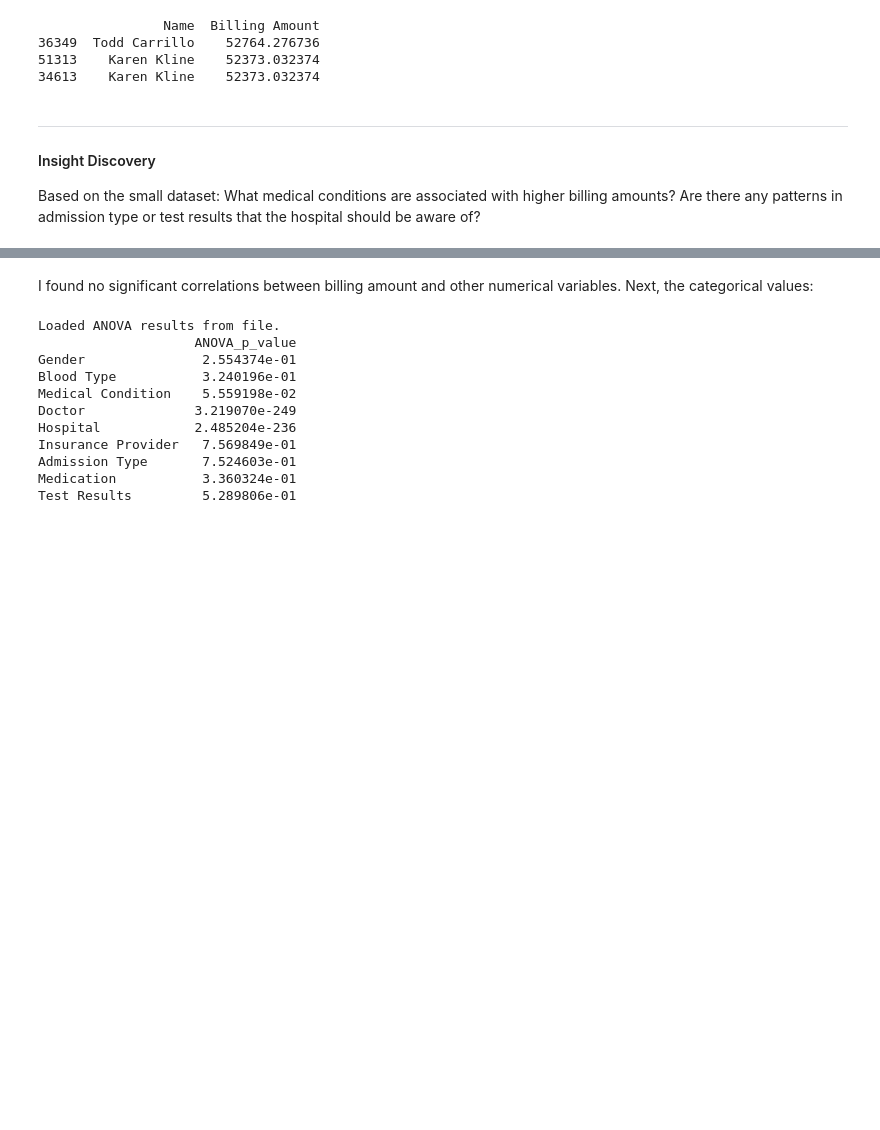
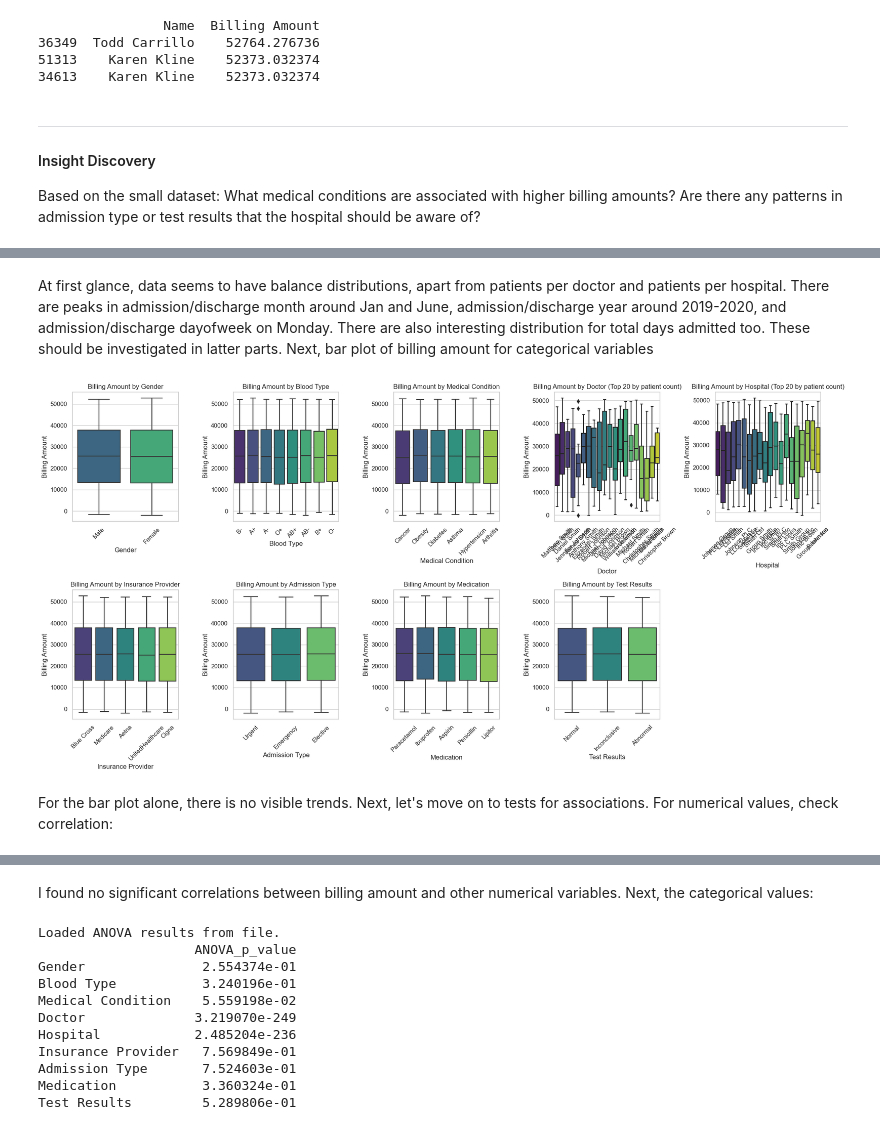
Before and after one commit to TanatPi/Healthcare_data_test, a Jupyter notebook: DA test.ipynb, the cells around one changed output, grey strips where cells are left out. Cells and saved outputs as stored; diff of their text form; code cells hidden in the pictures; blank space fills up the shorter version.

```diff
--- a/DA test.ipynb
+++ b/DA test.ipynb
@@ -105,3 +197,48 @@ df['Days Since First Discharge'] = (df['Discharge Date'] - df['Discharge Date'].
+# %% [markdown]
+At first glance, data seems to have balance distributions, apart from patients per doctor and patients per hospital. There are peaks in admission/discharge month around Jan and June, admission/discharge year around 2019-2020, and admission/discharge dayofweek on Monday. There are also interesting distribution for total days admitted too. These should be investigated in latter parts. Next, bar plot of billing amount for categorical variables
+# %%
+cat_cols = df.select_dtypes(include=['object', 'category']).columns.tolist()
+
+n_cols = 5
+n_rows = int(np.ceil(len(cat_cols) / n_cols))
+
+fig, axes = plt.subplots(n_rows, n_cols, figsize=(20, 5 * n_rows))
+axes = axes.flatten()
+
+for i, col in enumerate(cat_cols):
+
+    if col in ['Doctor', 'Hospital']:
+        # Get top 20 by patient count
+        top_20 = (
+            df.groupby(col).size()
+            .sort_values(ascending=False)
+            .head(20)
+            .index
+            .tolist()
+        )
+        plot_df = df[df[col].isin(top_20)][[col, 'Billing Amount']].dropna()
+
+        sns.boxplot(x=col, y='Billing Amount', data=plot_df, ax=axes[i], palette='viridis')
+        axes[i].set_title(f'Billing Amount by {col} (Top 20 by patient count)')
+    else:
+        plot_df = df[[col, 'Billing Amount']].dropna()
+        sns.boxplot(x=col, y='Billing Amount', data=plot_df, ax=axes[i], palette='viridis')
+        axes[i].set_title(f'Billing Amount by {col}')
+
+    axes[i].set_xlabel(col)
+    axes[i].set_ylabel('Billing Amount')
+    axes[i].tick_params(axis='x', rotation=45)
+
+# Remove unused subplots (if any)
+for j in range(i + 1, len(axes)):
+    fig.delaxes(axes[j])
+
+plt.tight_layout()
+plt.show()
+# %% [output]
+[figure, added]
+# %% [markdown]
+For the bar plot alone, there is no visible trends. Next, let's move on to tests for associations. For numerical values, check correlation:
 # %%
 # Numeric correlation with Billing Amount
 print("Correlation (Pearson) with Billing Amount:")
```
Also changed, not shown: parts of 14 cells of this notebook.
